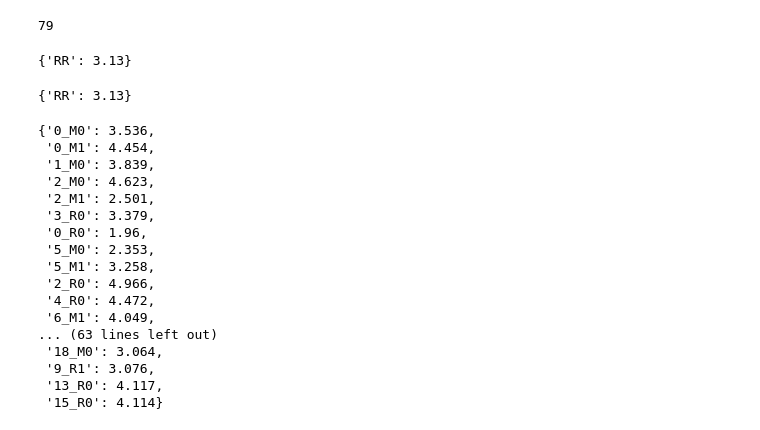
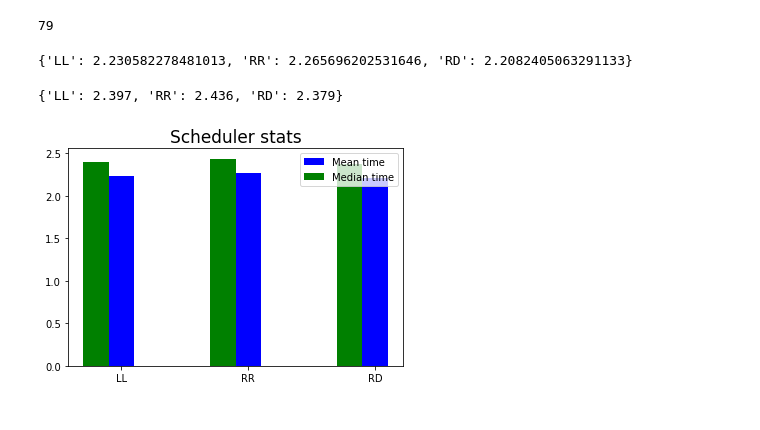
Before and after one commit to ShriprajwalK/YACS, a Jupyter notebook: worker_logs_stats.ipynb, the cells around one changed output. Saved outputs shown, nothing was run; the diff lists cells and outputs as text; code cells hidden in the pictures.

```diff
--- a/worker_logs_stats.ipynb
+++ b/worker_logs_stats.ipynb
@@ -6,5 +8,5 @@ import datetime
 # %%
-policy = 'RR'
+policy = 'LL'
 logs1 = []
 logs2 = []
 logs3 = []
@@ -98,28 +100,19 @@ median_times[policy] = (sorted_times[mid] + sorted_times[~mid])/2
 # %%
 avg_times
 # %% [output]
-{'RR': 3.13}
+{'LL': 2.230582278481013, 'RR': 2.265696202531646, 'RD': 2.2082405063291133}
 # %%
 median_times
 # %% [output]
-{'RR': 3.13}
+{'LL': 2.397, 'RR': 2.436, 'RD': 2.379}
-# %%
-job_times
-# %% [output]
-{'0_M0': 3.536,
- '0_M1': 4.454,
- '1_M0': 3.839,
- '2_M0': 4.623,
- '2_M1': 2.501,
- '3_R0': 3.379,
- '0_R0': 1.96,
- '5_M0': 2.353,
- '5_M1': 3.258,
- '2_R0': 4.966,
- '4_R0': 4.472,
- '6_M1': 4.049,
-... (63 lines left out)
- '18_M0': 3.064,
- '9_R1': 3.076,
- '13_R0': 4.117,
- '15_R0': 4.114}
+# %%
+X = np.arange(len(avg_times))
+ax = plt.subplot(111)
+ax.bar(X, avg_times.values(), width=0.2, color='b', align='center')
+ax.bar(X-0.2, median_times.values(), width=0.2, color='g', align='center')
+ax.legend(('Mean time','Median time'))
+plt.xticks(X, avg_times.keys())
+plt.title("Scheduler stats", fontsize=17)
+plt.show()
+# %% [output]
+[figure, added]
```
Also changed, not shown: parts of 9 cells of this notebook, 14 other files.
